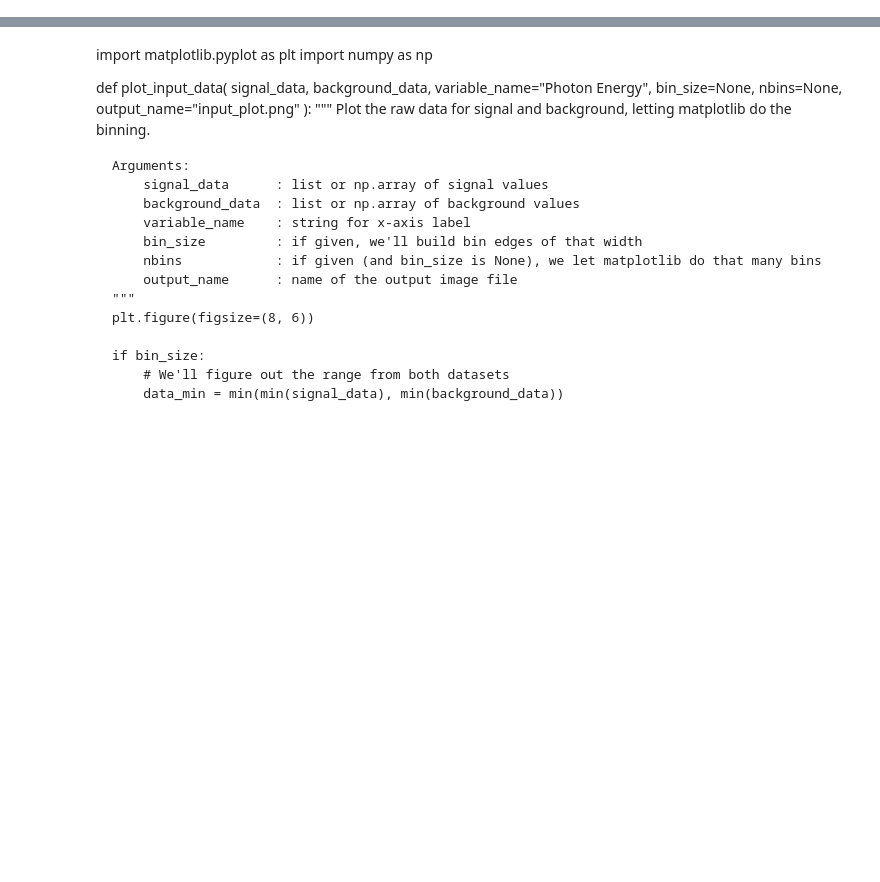
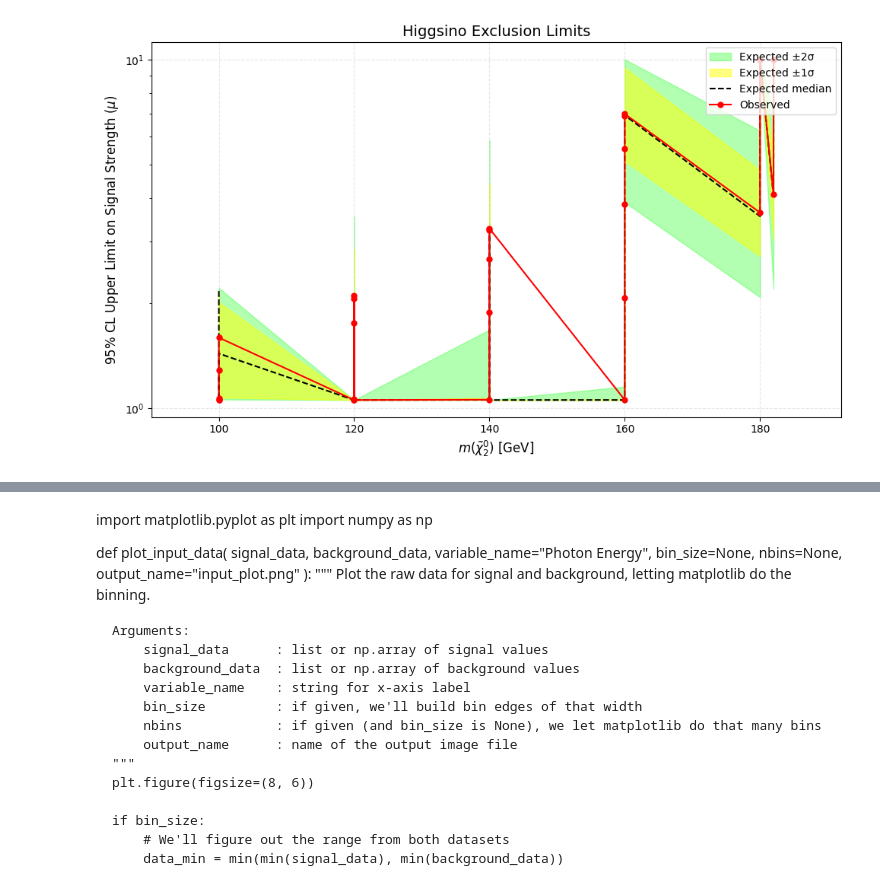
Before and after one commit to Long26696/FCC, a Jupyter notebook: jjia_notebook (1) (1)-Copy1 (1).ipynb, the cells around one changed output, grey strips where cells are left out. Saved outputs shown, nothing was run; the diff lists cells and outputs as text; code cells hidden in the pictures; blank space fills up the shorter version.

```diff
--- a/jjia_notebook (1) (1)-Copy1 (1).ipynb
+++ b/jjia_notebook (1) (1)-Copy1 (1).ipynb
@@ -203,0 +283,45 @@ with open("raw_data.json", "w") as f:
+# %%
+import json
+import matplotlib.pyplot as plt
+import numpy as np
+
+with open("fit_results.json", "r") as f:
+    results = json.load(f)
+
+# Sort data by m_N2
+results_sorted = sorted(results, key=lambda x: x["m_N2"])
+m_N2_values = [d["m_N2"] for d in results_sorted]
+obs_limits = [d["obs_limit"] for d in results_sorted]
+exp_limits = [d["exp_limits"] for d in results_sorted]
+
+# Extract expected bands
+exp_2sigma_low = [e[0] for e in exp_limits]
+exp_1sigma_low = [e[1] for e in exp_limits]
+exp_median = [e[2] for e in exp_limits]
+exp_1sigma_high = [e[3] for e in exp_limits]
+exp_2sigma_high = [e[4] for e in exp_limits]
+
+# Create plot
+plt.figure(figsize=(10, 6))
+plt.fill_between(m_N2_values, exp_2sigma_low, exp_2sigma_high, color='lime', alpha=0.3, label="Expected ±2σ")
+plt.fill_between(m_N2_values, exp_1sigma_low, exp_1sigma_high, color='yellow', alpha=0.5, label="Expected ±1σ")
+plt.plot(m_N2_values, exp_median, 'k--', label="Expected median")
+
+# Observed limit (filter out NaNs)
+valid_indices = ~np.isnan(obs_limits)
+plt.plot(np.array(m_N2_values)[valid_indices], np.array(obs_limits)[valid_indices], 'ro-', markersize=5, label="Observed")
+
+# Labels and styling
+plt.xlabel(r"$m(\tilde{\chi}_2^0)$ [GeV]", fontsize=12)
+plt.ylabel(r"95% CL Upper Limit on Signal Strength ($\mu$)", fontsize=12)
+plt.title("Higgsino Exclusion Limits", fontsize=14)
+plt.legend(loc='upper right')
+plt.grid(True, linestyle='--', alpha=0.3)
+plt.yscale('log')  # Use if limits vary exponentially
+plt.xlim(min(m_N2_values)-10, max(m_N2_values)+10)
+plt.tight_layout()
+
+plt.savefig("Higgsino_Exclusion_Limits.png", dpi=300)
+plt.show()
+# %% [output]
+[figure, added]
```
Also changed, not shown: parts of 8 cells of this notebook.
